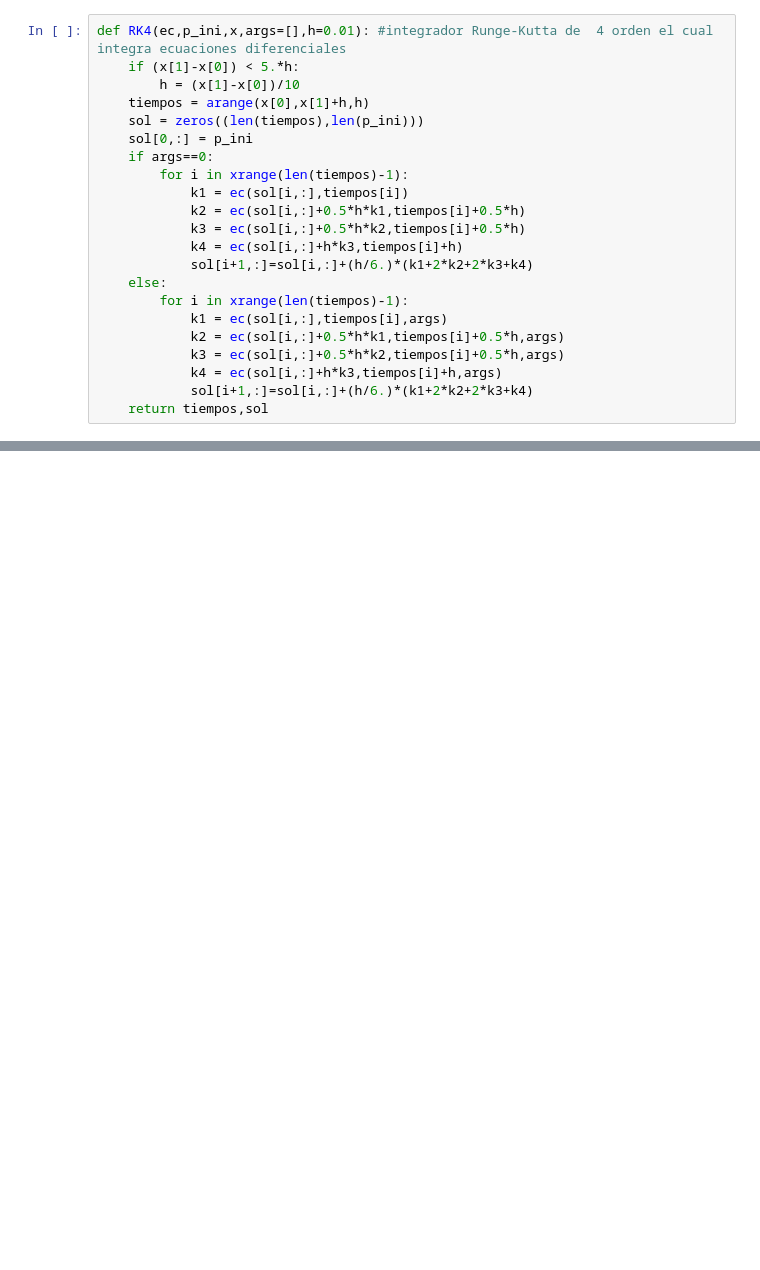
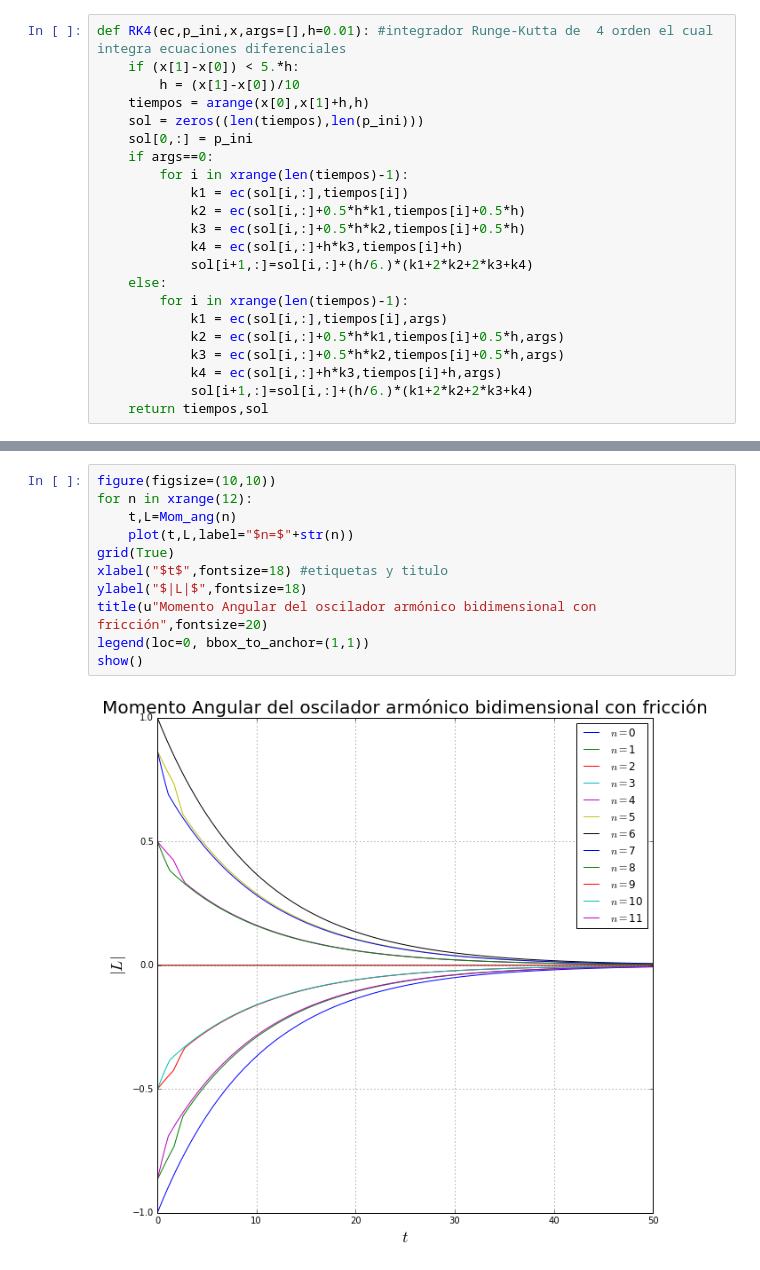
Before and after one commit to brianzapien/Tareas, a Jupyter notebook: Tarea_Examen.ipynb, the cells around one changed output, grey strips where cells are left out. Cells and saved outputs as stored; diff of their text form; blank space fills up the shorter version.

```diff
--- a/Tarea_Examen.ipynb
+++ b/Tarea_Examen.ipynb
@@ -660,0 +170,13 @@ show()
+# %%
+figure(figsize=(10,10))
+for n in xrange(12):
+    t,L=Mom_ang(n)
+    plot(t,L,label="$n=$"+str(n))
+grid(True)
+xlabel("$t$",fontsize=18) #etiquetas y titulo
+ylabel("$|L|$",fontsize=18)
+title(u"Momento Angular del oscilador armónico bidimensional con fricción",fontsize=20)
+legend(loc=0, bbox_to_anchor=(1,1))
+show()
+# %% [output]
+[figure, added]
```
Also changed, not shown: parts of 72 cells of this notebook.
